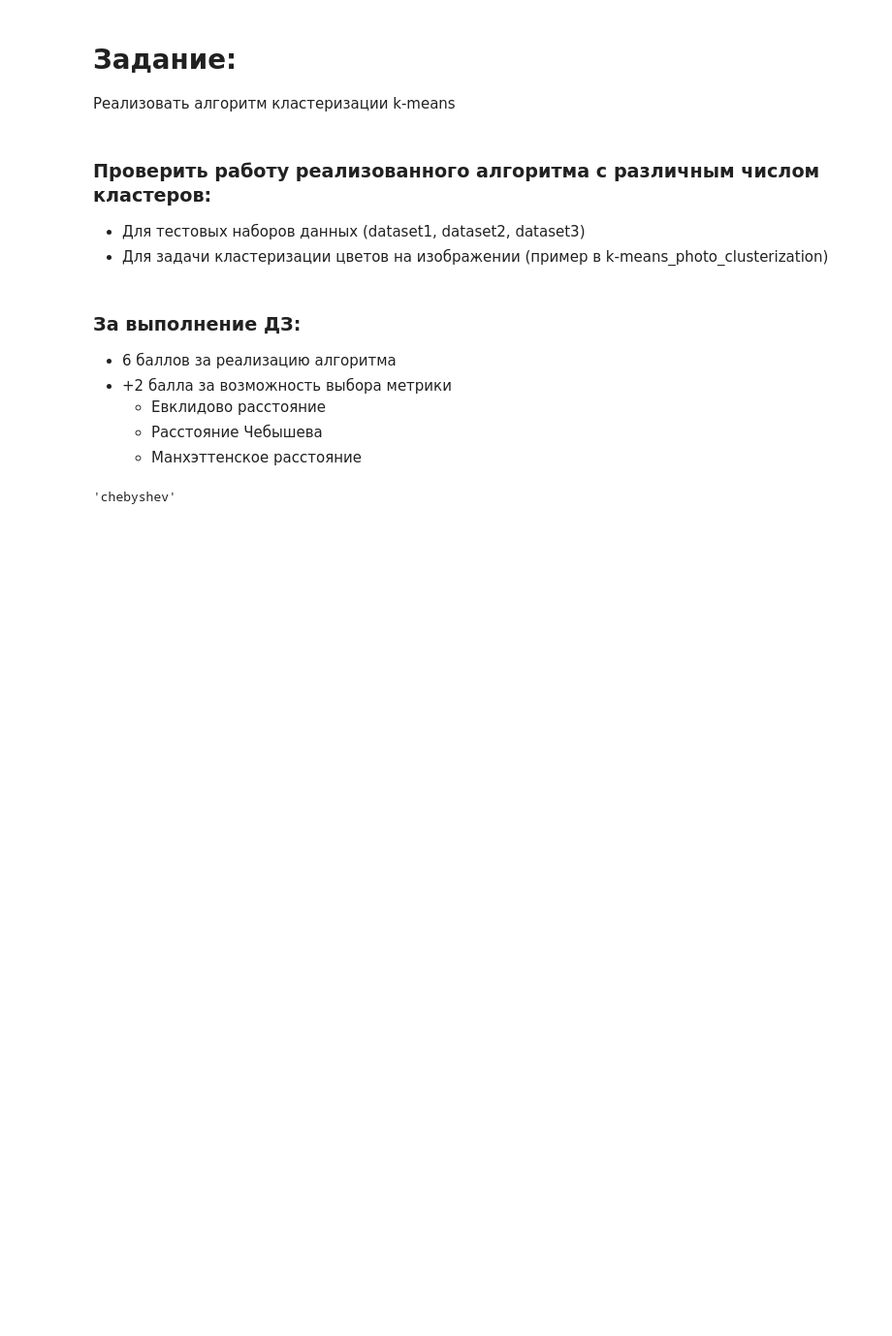
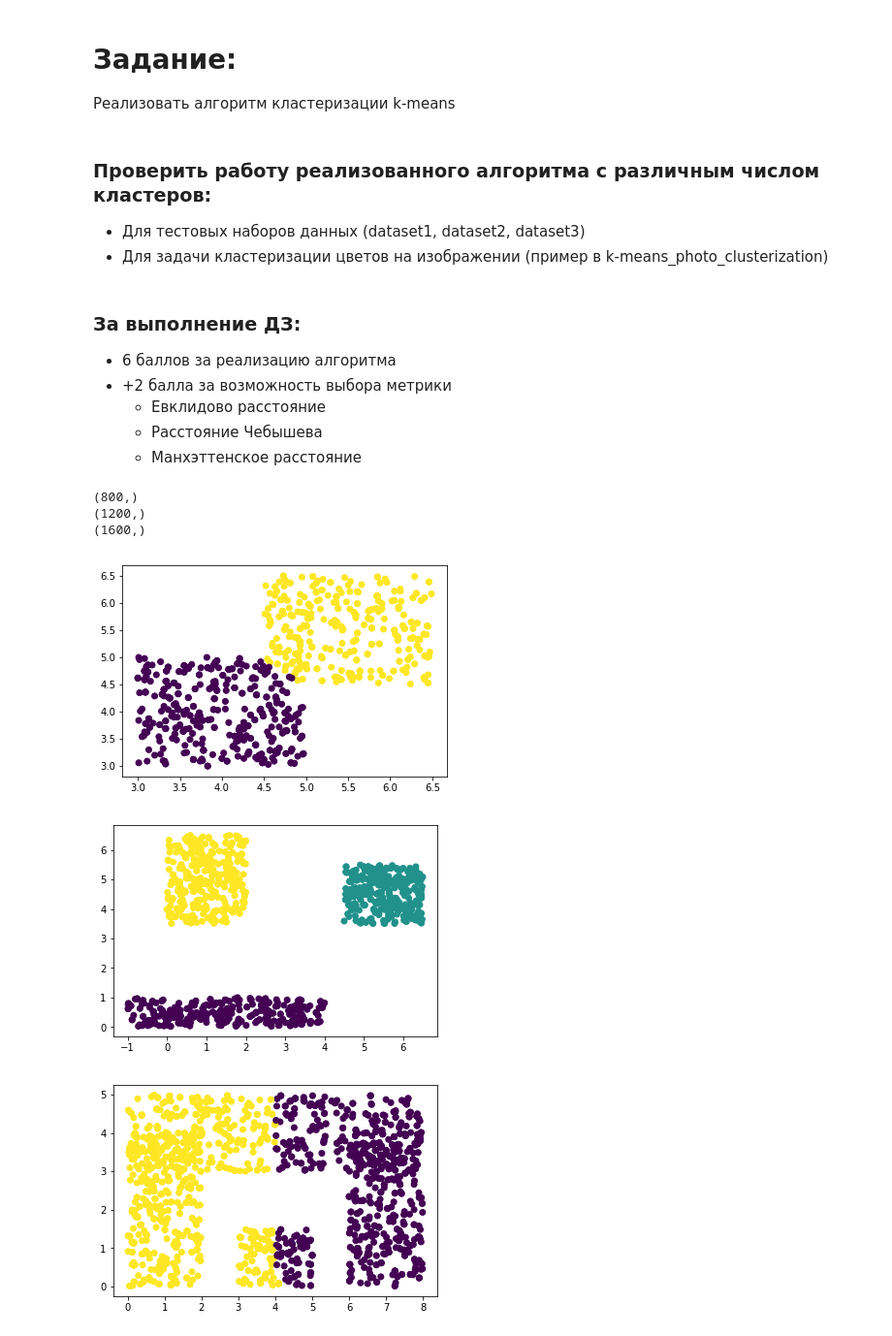
Before and after one commit to maks5507/IntroML, a Jupyter notebook: Lecture_3/clustering/k-means/K-Means_emp.ipynb, the cells around one changed output. Shown at 97% size. Cells and saved outputs as stored; diff of their text form; code cells hidden in the pictures; blank space fills up the shorter version.

```diff
--- a/Lecture_3/clustering/k-means/K-Means_emp.ipynb
+++ b/Lecture_3/clustering/k-means/K-Means_emp.ipynb
@@ -13,3 +12,7 @@ df = pd.read_csv('dataset2.csv', delimiter='\t', header=None)
+# %%
+df1 = pd.read_csv('dataset1.csv', delimiter='\t', header=None)
+df2 = pd.read_csv('dataset2.csv', delimiter='\t', header=None)
+df3 = pd.read_csv('dataset3.csv', delimiter='\t', header=None)
 # %% [markdown]
 # Задание:
 
@@ -106,8 +111,3 @@ class KMeans:
     - Евклидово расстояние
     - Расстояние Чебышева
     - Манхэттенское расстояние
-# %%
-model = KMeans(n_clusters=3, metric='chebyshev')
-model.metric
-# %% [output]
-'chebyshev'
@@ -115,0 +114,27 @@ labels = model.fit(df)
+# %%
+model1 = KMeans(n_clusters=2)
+model2 = KMeans(n_clusters=3, metric='manhattan')
+model3 = KMeans(n_clusters=2, metric='chebyshev', max_iter=1000)
+# %%
+labels1 = model1.fit(df1)
+labels2 = model2.fit(df2)
+labels3 = model3.fit(df3)
+# %%
+print labels1.shape
+print labels2.shape
+print labels3.shape
+# %% [output]
+(800,)
+(1200,)
+(1600,)
+# %%
+plt.scatter(df1[0], df1[1], c=labels1)
+plt.show()
+plt.scatter(df2[0], df2[1], c=labels2)
+plt.show()
+plt.scatter(df3[0], df3[1], c=labels3)
+plt.show()
+# %% [output]
+[figure, added]
+[figure, added]
+[figure, added]
```
Also changed, not shown: parts of 14 cells of this notebook.
